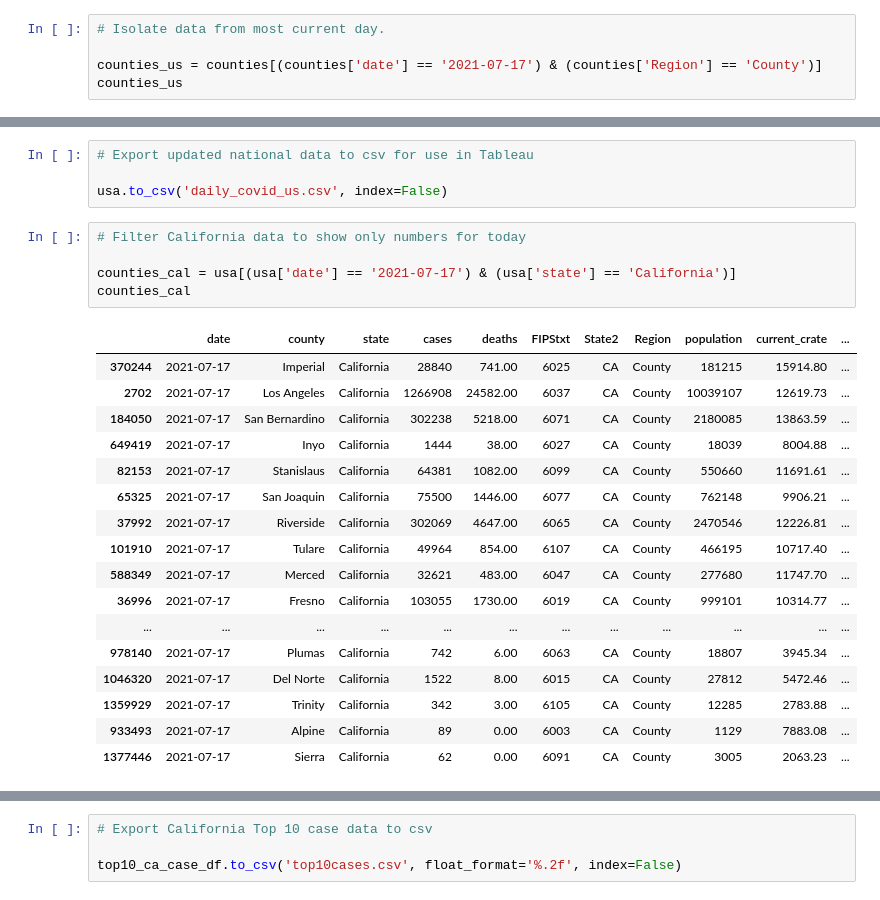
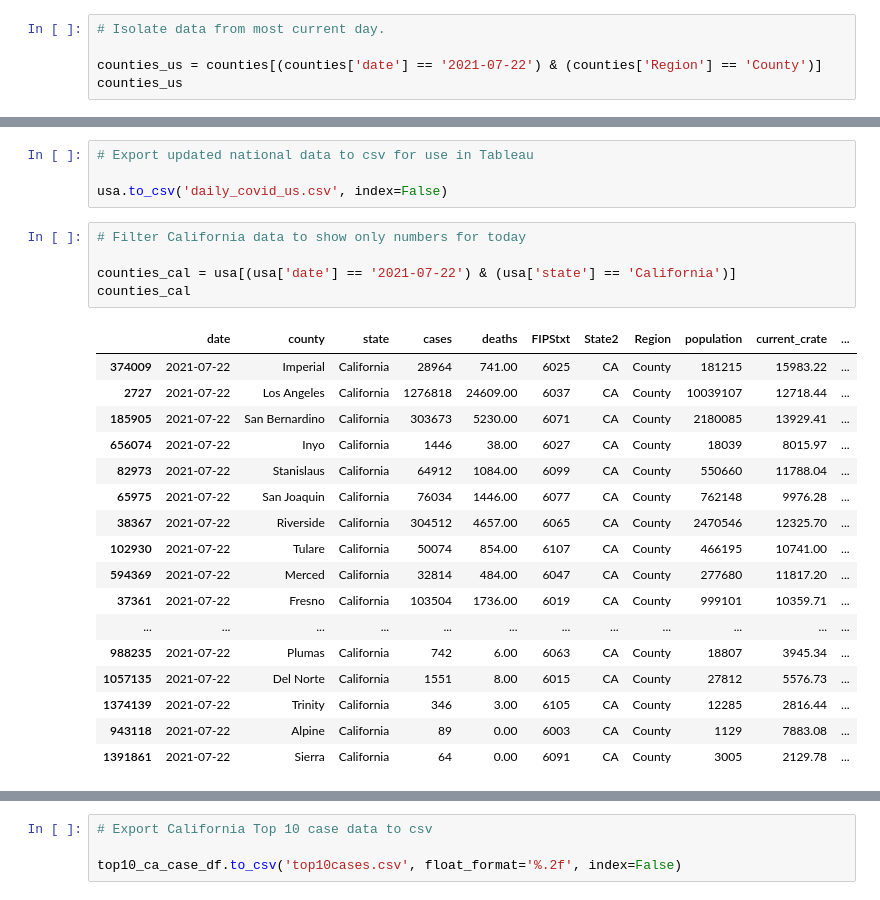
Before and after one commit to menlodoug/covid_crunching, a Jupyter notebook: pandas/COVID_USA.ipynb, the cells around one changed output, grey strips where cells are left out. Drawn from its saved outputs; the diff is of its cells as text.

```diff
--- a/pandas/COVID_USA.ipynb
+++ b/pandas/COVID_USA.ipynb
@@ -94,7 +94,7 @@ counties
 # %%
 # Isolate data from most current day.
 
-counties_us = counties[(counties['date'] == '2021-07-17') & (counties['Region'] == 'County')]
+counties_us = counties[(counties['date'] == '2021-07-22') & (counties['Region'] == 'County')]
 counties_us
 # %% [output]
 |  | date | county | state | cases | deaths | FIPStxt | State2 | Region | population | current_crate | ... |
@@ -247,26 +247,26 @@ usa.to_csv('daily_covid_us.csv', index=False)
 # %%
 # Filter California data to show only numbers for today
 
-counties_cal = usa[(usa['date'] == '2021-07-17') & (usa['state'] == 'California')]
+counties_cal = usa[(usa['date'] == '2021-07-22') & (usa['state'] == 'California')]
 counties_cal
 # %% [output]
 |  | date | county | state | cases | deaths | FIPStxt | State2 | Region | population | current_crate | ... |
-| 370244 | 2021-07-17 | Imperial | California | 28840 | 741.00 | 6025 | CA | County | 181215 | 15914.80 | ... |
-| 2702 | 2021-07-17 | Los Angeles | California | 1266908 | 24582.00 | 6037 | CA | County | 10039107 | 12619.73 | ... |
-| 184050 | 2021-07-17 | San Bernardino | California | 302238 | 5218.00 | 6071 | CA | County | 2180085 | 13863.59 | ... |
-| 649419 | 2021-07-17 | Inyo | California | 1444 | 38.00 | 6027 | CA | County | 18039 | 8004.88 | ... |
-| 82153 | 2021-07-17 | Stanislaus | California | 64381 | 1082.00 | 6099 | CA | County | 550660 | 11691.61 | ... |
-| 65325 | 2021-07-17 | San Joaquin | California | 75500 | 1446.00 | 6077 | CA | County | 762148 | 9906.21 | ... |
-| 37992 | 2021-07-17 | Riverside | California | 302069 | 4647.00 | 6065 | CA | County | 2470546 | 12226.81 | ... |
-| 101910 | 2021-07-17 | Tulare | California | 49964 | 854.00 | 6107 | CA | County | 466195 | 10717.40 | ... |
-| 588349 | 2021-07-17 | Merced | California | 32621 | 483.00 | 6047 | CA | County | 277680 | 11747.70 | ... |
-| 36996 | 2021-07-17 | Fresno | California | 103055 | 1730.00 | 6019 | CA | County | 999101 | 10314.77 | ... |
+| 374009 | 2021-07-22 | Imperial | California | 28964 | 741.00 | 6025 | CA | County | 181215 | 15983.22 | ... |
+| 2727 | 2021-07-22 | Los Angeles | California | 1276818 | 24609.00 | 6037 | CA | County | 10039107 | 12718.44 | ... |
+| 185905 | 2021-07-22 | San Bernardino | California | 303673 | 5230.00 | 6071 | CA | County | 2180085 | 13929.41 | ... |
+| 656074 | 2021-07-22 | Inyo | California | 1446 | 38.00 | 6027 | CA | County | 18039 | 8015.97 | ... |
+| 82973 | 2021-07-22 | Stanislaus | California | 64912 | 1084.00 | 6099 | CA | County | 550660 | 11788.04 | ... |
+| 65975 | 2021-07-22 | San Joaquin | California | 76034 | 1446.00 | 6077 | CA | County | 762148 | 9976.28 | ... |
+| 38367 | 2021-07-22 | Riverside | California | 304512 | 4657.00 | 6065 | CA | County | 2470546 | 12325.70 | ... |
+| 102930 | 2021-07-22 | Tulare | California | 50074 | 854.00 | 6107 | CA | County | 466195 | 10741.00 | ... |
+| 594369 | 2021-07-22 | Merced | California | 32814 | 484.00 | 6047 | CA | County | 277680 | 11817.20 | ... |
+| 37361 | 2021-07-22 | Fresno | California | 103504 | 1736.00 | 6019 | CA | County | 999101 | 10359.71 | ... |
 | ... | ... | ... | ... | ... | ... | ... | ... | ... | ... | ... | ... |
-| 978140 | 2021-07-17 | Plumas | California | 742 | 6.00 | 6063 | CA | County | 18807 | 3945.34 | ... |
-| 1046320 | 2021-07-17 | Del Norte | California | 1522 | 8.00 | 6015 | CA | County | 27812 | 5472.46 | ... |
-| 1359929 | 2021-07-17 | Trinity | California | 342 | 3.00 | 6105 | CA | County | 12285 | 2783.88 | ... |
-| 933493 | 2021-07-17 | Alpine | California | 89 | 0.00 | 6003 | CA | County | 1129 | 7883.08 | ... |
-| 1377446 | 2021-07-17 | Sierra | California | 62 | 0.00 | 6091 | CA | County | 3005 | 2063.23 | ... |
+| 988235 | 2021-07-22 | Plumas | California | 742 | 6.00 | 6063 | CA | County | 18807 | 3945.34 | ... |
+| 1057135 | 2021-07-22 | Del Norte | California | 1551 | 8.00 | 6015 | CA | County | 27812 | 5576.73 | ... |
+| 1374139 | 2021-07-22 | Trinity | California | 346 | 3.00 | 6105 | CA | County | 12285 | 2816.44 | ... |
+| 943118 | 2021-07-22 | Alpine | California | 89 | 0.00 | 6003 | CA | County | 1129 | 7883.08 | ... |
+| 1391861 | 2021-07-22 | Sierra | California | 64 | 0.00 | 6091 | CA | County | 3005 | 2129.78 | ... |
 # %%
 # Show top 10 California counties based on largest current infection rate
 
```
Also changed, not shown: parts of 14 cells of this notebook, 45 other files.
